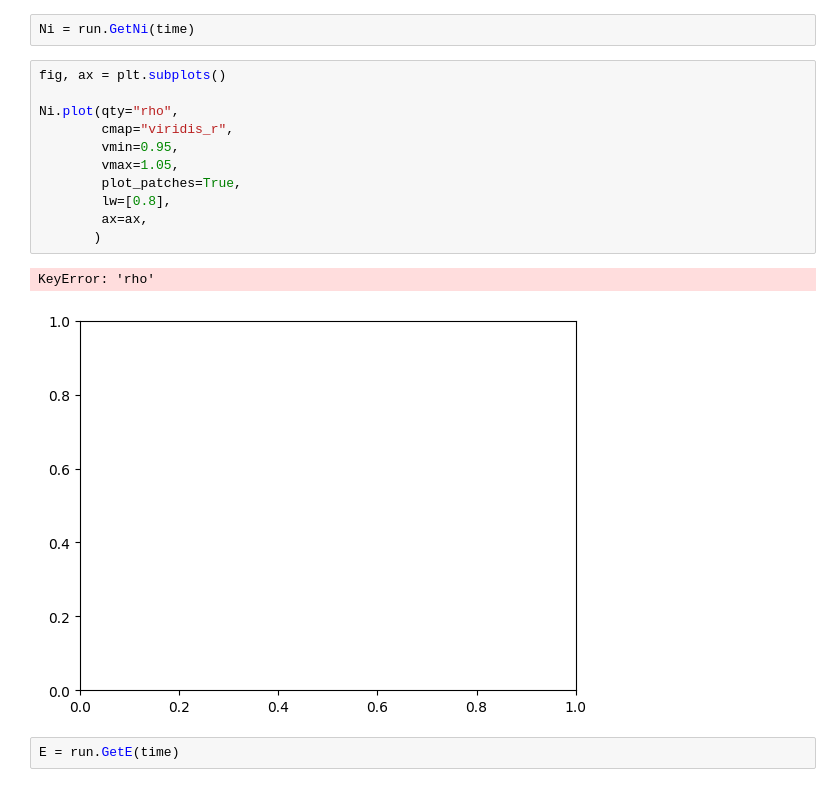
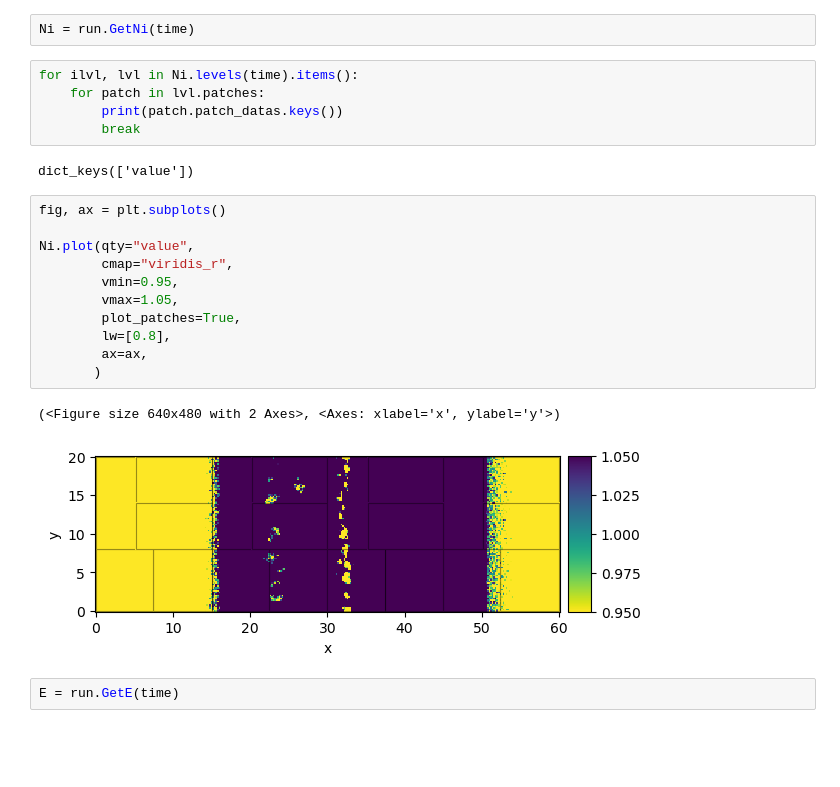
Before and after one commit to rochSmets/farMe, a Jupyter notebook: ionBeam/yao/yao.ipynb, the cells around one changed output. Cells and saved outputs as stored; diff of their text form; blank space fills up the shorter version.

```diff
--- a/ionBeam/yao/yao.ipynb
+++ b/ionBeam/yao/yao.ipynb
@@ -44,20 +49,27 @@ KeyError: 'ions_pop_beam_density'
 time = 10.
 # %%
 Ni = run.GetNi(time)
+# %%
+for ilvl, lvl in Ni.levels(time).items():
+    for patch in lvl.patches:
+        print(patch.patch_datas.keys())
+        break
+# %% [output]
+dict_keys(['value'])
 # %%
 fig, ax = plt.subplots()
 
-Ni.plot(qty="rho",
+Ni.plot(qty="value",
         cmap="viridis_r",
         vmin=0.95,
         vmax=1.05,
         plot_patches=True,
         lw=[0.8],
         ax=ax,
        )
 # %% [output]
-KeyError: 'rho'
+(<Figure size 640x480 with 2 Axes>, <Axes: xlabel='x', ylabel='y'>)
-[figure, old version]
+[figure, new version]
 # %%
 E = run.GetE(time)
 # %%
```
Also changed, not shown: parts of 9 cells of this notebook.
